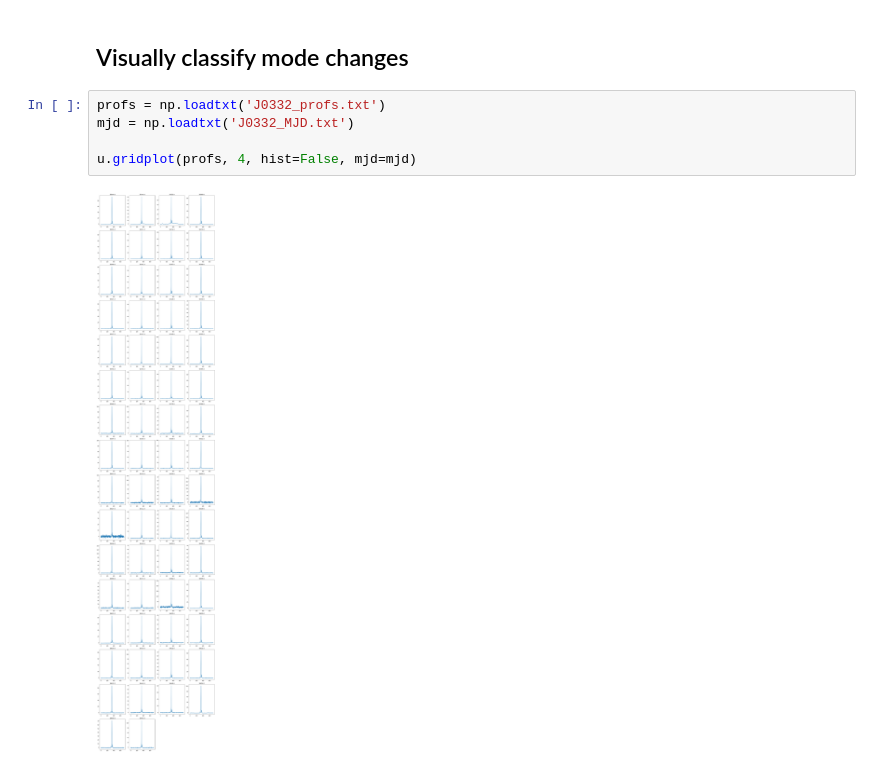
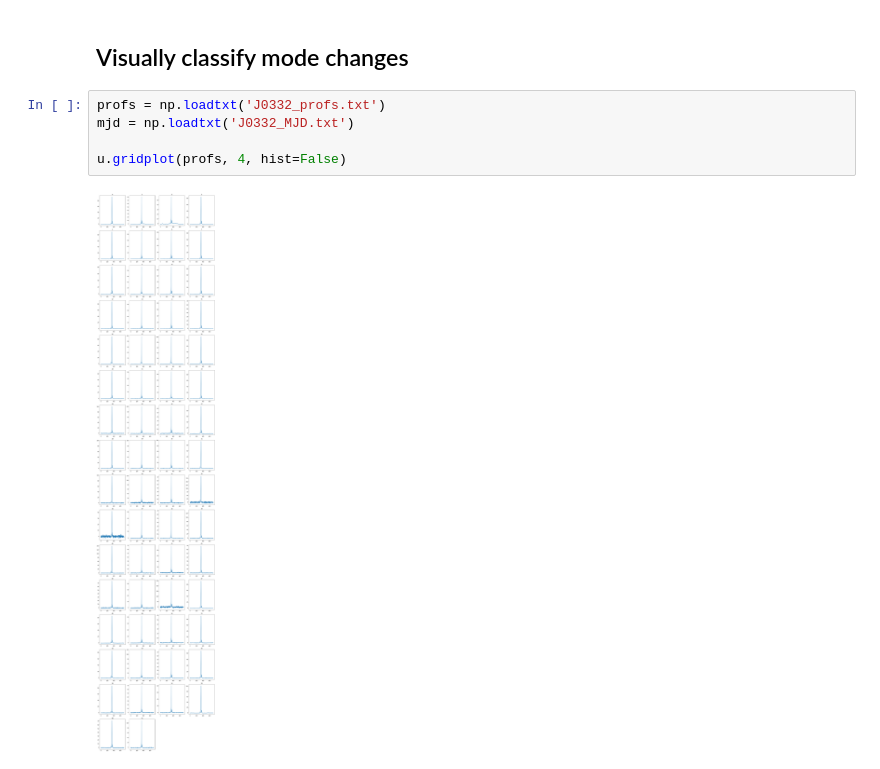
Before and after one commit to minyoungk99/IRES, a Jupyter notebook: test_comparisons.ipynb, the cells around one changed output. Drawn from its saved outputs; the diff is of its cells as text.

```diff
--- a/test_comparisons.ipynb
+++ b/test_comparisons.ipynb
@@ -13,7 +16,7 @@ import utils as u
 # %%
 profs = np.loadtxt('J0332_profs.txt')
 mjd = np.loadtxt('J0332_MJD.txt')
 
-u.gridplot(profs, 4, hist=False, mjd=mjd)
+u.gridplot(profs, 4, hist=False)
 # %% [output]
-[figure, old version]
+[figure, new version]
```
Also changed, not shown: parts of 4 cells of this notebook, 3 other files.
